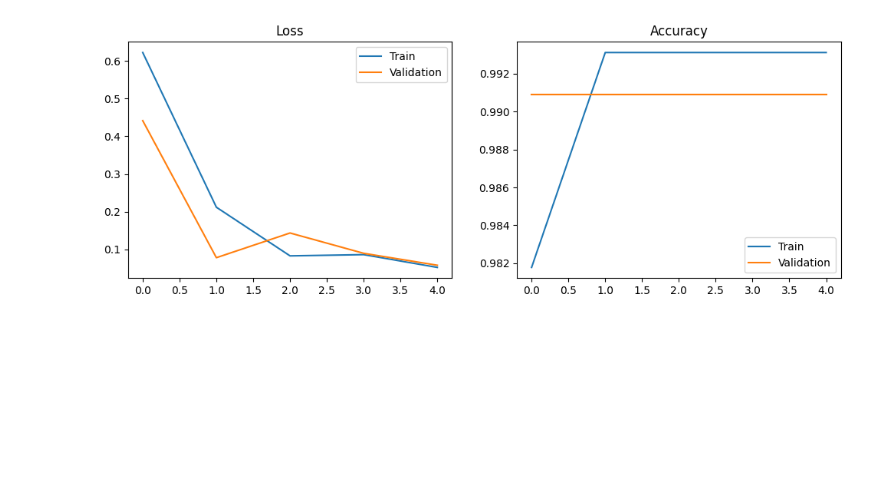
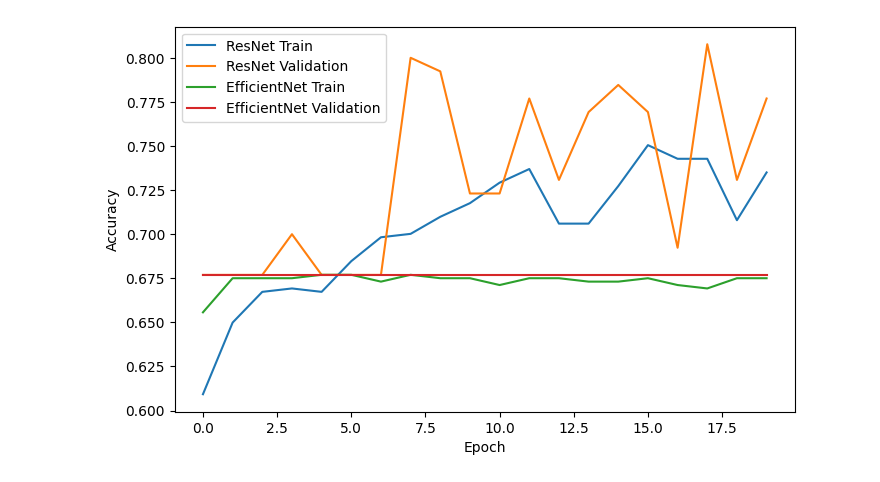
Before and after one commit to Oxohu/U-Net-vs-Attention-U-Net-for-BUSI-Segmentation, a Jupyter notebook: featus_segmentation.ipynb, the cells around one changed output. Drawn from its saved outputs; the diff is of its cells as text; code cells hidden in the pictures; blank space fills up the shorter version.

```diff
--- a/featus_segmentation.ipynb
+++ b/featus_segmentation.ipynb
@@ -190,0 +216,4 @@ Epoch 5/5
+# %%
+X_train_rgb = np.repeat(X_train,3,axis=-1)
+
+X_test_rgb = np.repeat(X_test,3,axis=-1)
@@ -190,0 +328,14 @@ Epoch 5/5
+# %%
+history_eff = efficient_model.fit(
+
+    X_train_rgb,
+
+    y_train,
+
+    validation_data=(X_test_rgb,y_test),
+
+    epochs=20,
+
+    batch_size=16
+
+)
@@ -191,18 +484,20 @@ Epoch 5/5
 # %%
-plt.figure(figsize=(12,4))
+plt.figure(figsize=(8,5))
 
-plt.subplot(1,2,1)
-plt.plot(history.history["loss"], label="Train")
-plt.plot(history.history["val_loss"], label="Validation")
-plt.title("Loss")
-plt.legend()
+plt.plot(history_resnet.history["accuracy"],label="ResNet Train")
 
-plt.subplot(1,2,2)
-plt.plot(history.history["accuracy"], label="Train")
-plt.plot(history.history["val_accuracy"], label="Validation")
-plt.title("Accuracy")
+plt.plot(history_resnet.history["val_accuracy"],label="ResNet Validation")
+
+plt.plot(history_eff.history["accuracy"],label="EfficientNet Train")
+
+plt.plot(history_eff.history["val_accuracy"],label="EfficientNet Validation")
+
+plt.xlabel("Epoch")
+
+plt.ylabel("Accuracy")
+
 plt.legend()
 
 plt.show()
 # %% [output]
-[figure, old version]
+[figure, new version]
```
Also changed, not shown: parts of 20 cells of this notebook.
